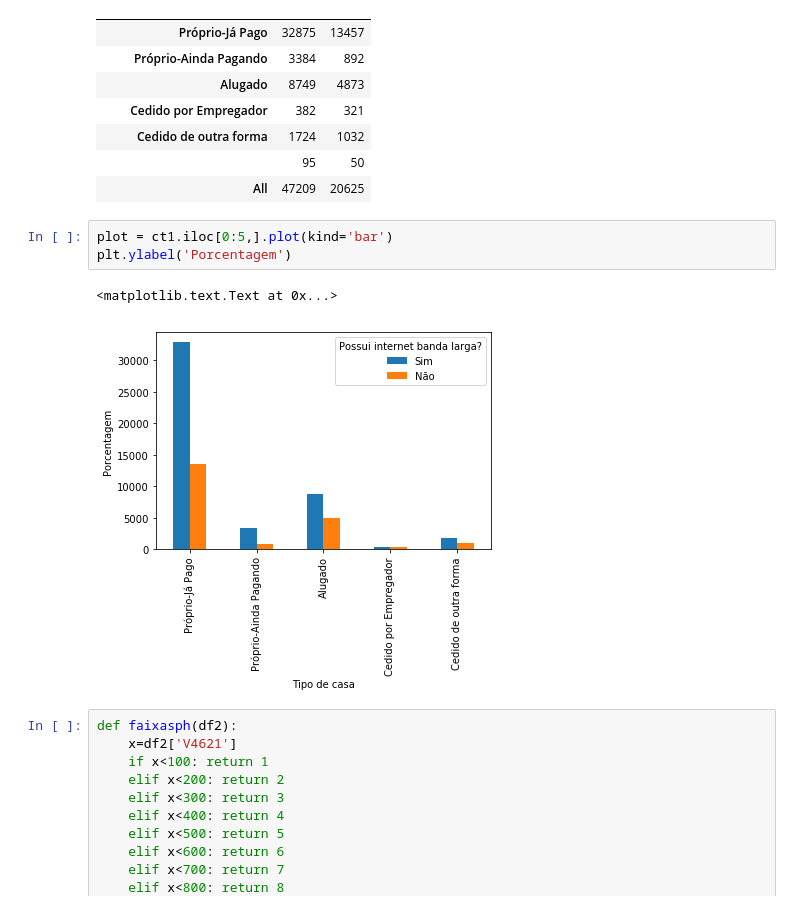
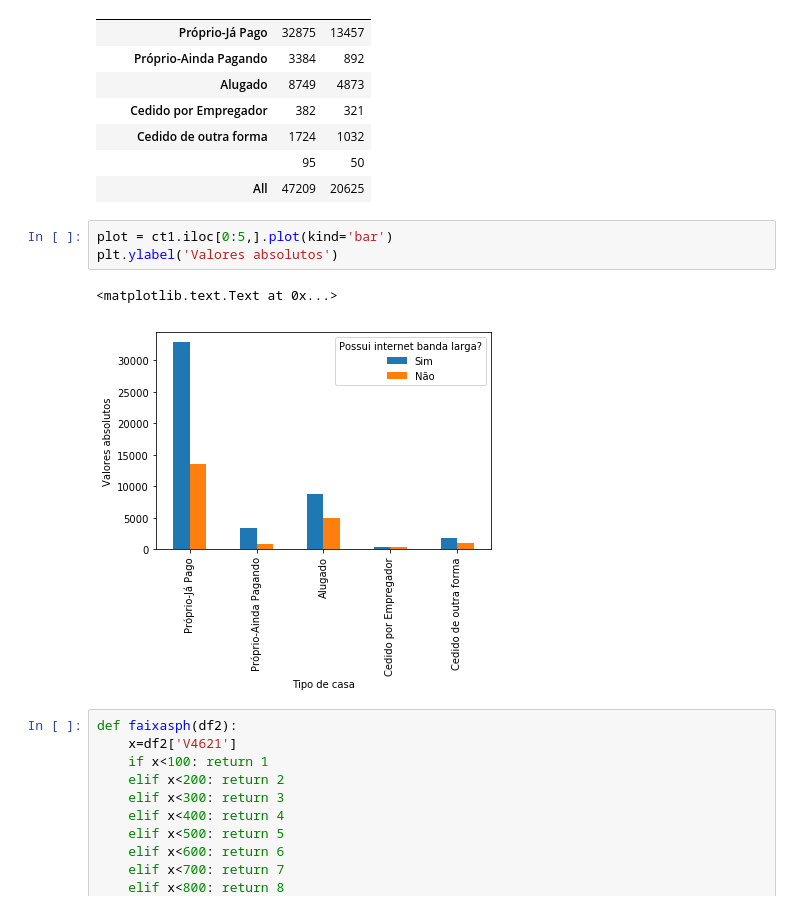
Before and after one commit to HeMatita/Science-of-the-dados-, a Jupyter notebook: Projeto1 Layout.ipynb, the cells around one changed output. Cells and saved outputs as stored; diff of their text form.

```diff
--- a/Projeto1 Layout.ipynb
+++ b/Projeto1 Layout.ipynb
@@ -110,10 +102,10 @@ Tabela Cruzada % Internet Banda Larga:
 | All | 47209 | 20625 |
 # %%
 plot = ct1.iloc[0:5,].plot(kind='bar')
-plt.ylabel('Porcentagem')
+plt.ylabel('Valores absolutos')
 # %% [output]
 <matplotlib.text.Text at 0x...>
-[figure, old version]
+[figure, new version]
 # %%
 def faixasph(df2):
     x=df2['V4621']
```
Also changed, not shown: parts of 6 cells of this notebook.
